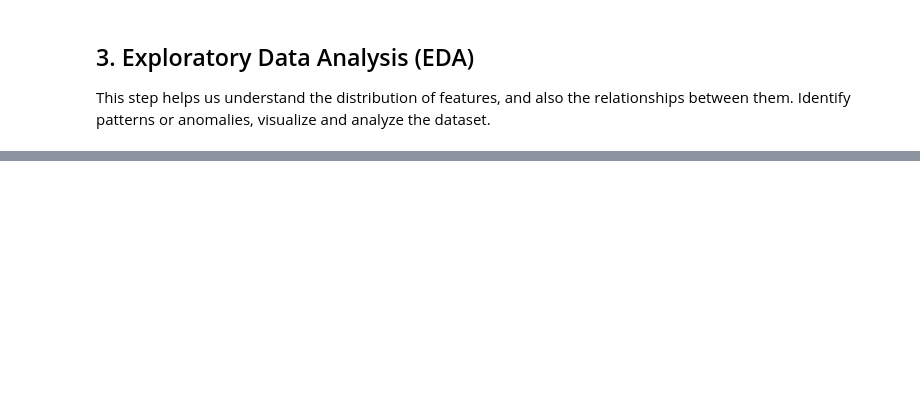
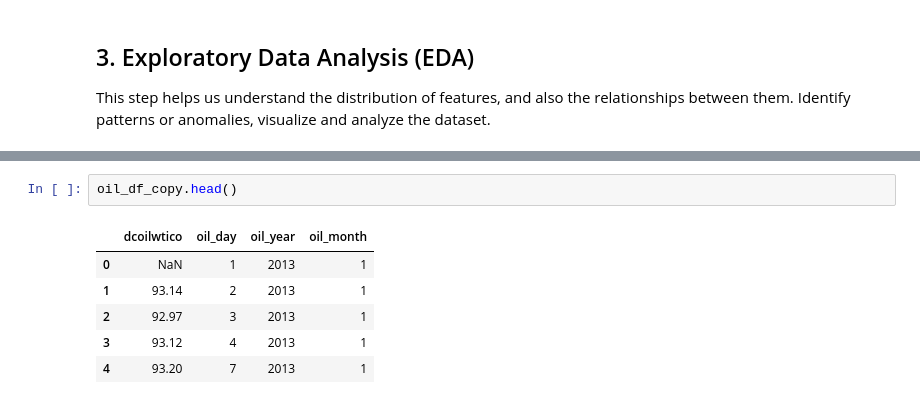
Before and after one commit to cthacker-udel/MLIntro, a Jupyter notebook: competitions/store_sales/index.ipynb, the cells around one changed output, grey strips where cells are left out. Cells and saved outputs as stored; diff of their text form; blank space fills up the shorter version.

```diff
--- a/competitions/store_sales/index.ipynb
+++ b/competitions/store_sales/index.ipynb
@@ -225,0 +284,9 @@ training_copy.head()
+# %%
+oil_df_copy.head()
+# %% [output]
+|  | dcoilwtico | oil_day | oil_year | oil_month |
+| 0 | NaN | 1 | 2013 | 1 |
+| 1 | 93.14 | 2 | 2013 | 1 |
+| 2 | 92.97 | 3 | 2013 | 1 |
+| 3 | 93.12 | 4 | 2013 | 1 |
+| 4 | 93.20 | 7 | 2013 | 1 |
```
Also changed, not shown: parts of 11 cells of this notebook, 2 other files.
